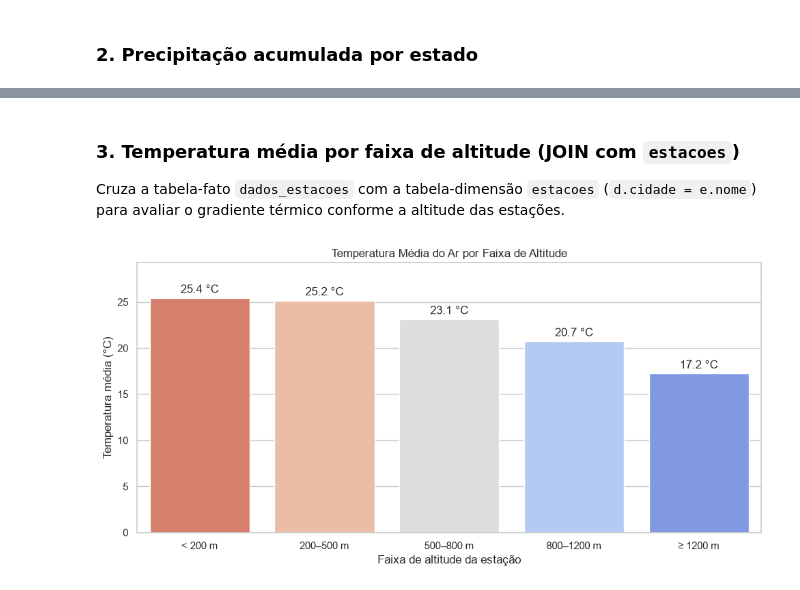
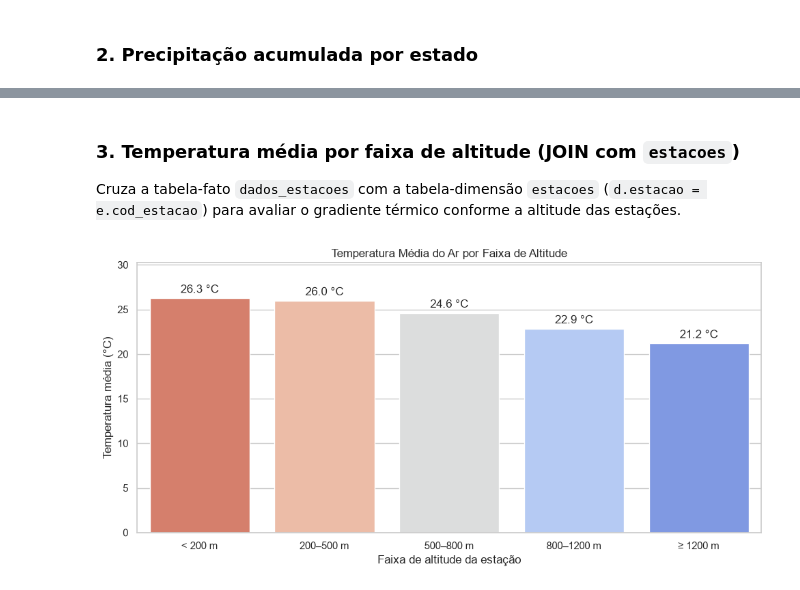
Before and after one commit to lucasmora/inmet-data-pipeline, a Jupyter notebook: analytics/EDA_INMET.ipynb, the cells around one changed output, grey strips where cells are left out. Saved outputs shown, nothing was run; the diff lists cells and outputs as text; code cells hidden in the pictures.

Commit message:
Muda PK de estacoes para cod_estacao, adiciona type hints e dry_run no BQ

```diff
--- a/analytics/EDA_INMET.ipynb
+++ b/analytics/EDA_INMET.ipynb
@@ -99,7 +99,7 @@ plt.show()
 # %% [markdown]
 ### 3. Temperatura média por faixa de altitude (JOIN com `estacoes`)
 
-Cruza a tabela-fato `dados_estacoes` com a tabela-dimensão `estacoes` (`d.cidade = e.nome`) para avaliar o gradiente térmico conforme a altitude das estações.
+Cruza a tabela-fato `dados_estacoes` com a tabela-dimensão `estacoes` (`d.estacao = e.cod_estacao`) para avaliar o gradiente térmico conforme a altitude das estações.
 # %%
 query = """
 SELECT
@@ -111,36 +111,36 @@ SELECT
         ELSE '≥ 1200 m'
     END AS faixa_altitude,
     AVG(d.temp_ar) AS temp_media,
-    COUNT(DISTINCT e.nome) AS qtd_estacoes
+    COUNT(DISTINCT e.cod_estacao) AS qtd_estacoes
 FROM dados_estacoes d
-INNER JOIN estacoes e ON d.cidade = e.nome
+INNER JOIN estacoes e ON d.estacao = e.cod_estacao
 WHERE e.altitude IS NOT NULL
   AND d.temp_ar IS NOT NULL
 GROUP BY faixa_altitude
 ORDER BY MIN(e.altitude);
 """
 
 df = pd.read_sql(query, engine)
 fig, ax = plt.subplots(figsize=(10, 5))
 
 sns.barplot(
     data=df,
     x="faixa_altitude",
     y="temp_media",
     hue="faixa_altitude",
     palette="coolwarm_r",
     legend=False,
     ax=ax,
 )
 
 for container in ax.containers:
     ax.bar_label(container, fmt="%.1f °C", padding=3)
 
 ax.set_title("Temperatura Média do Ar por Faixa de Altitude")
 ax.set_xlabel("Faixa de altitude da estação")
 ax.set_ylabel("Temperatura média (°C)")
 ax.set_ylim(0, df["temp_media"].max() * 1.15 if not df.empty else 30)
 fig.tight_layout()
 plt.show()
 # %% [output]
-[figure, old version]
+[figure, new version]
```
Also changed, not shown: parts of 3 cells of this notebook, 13 other files.
